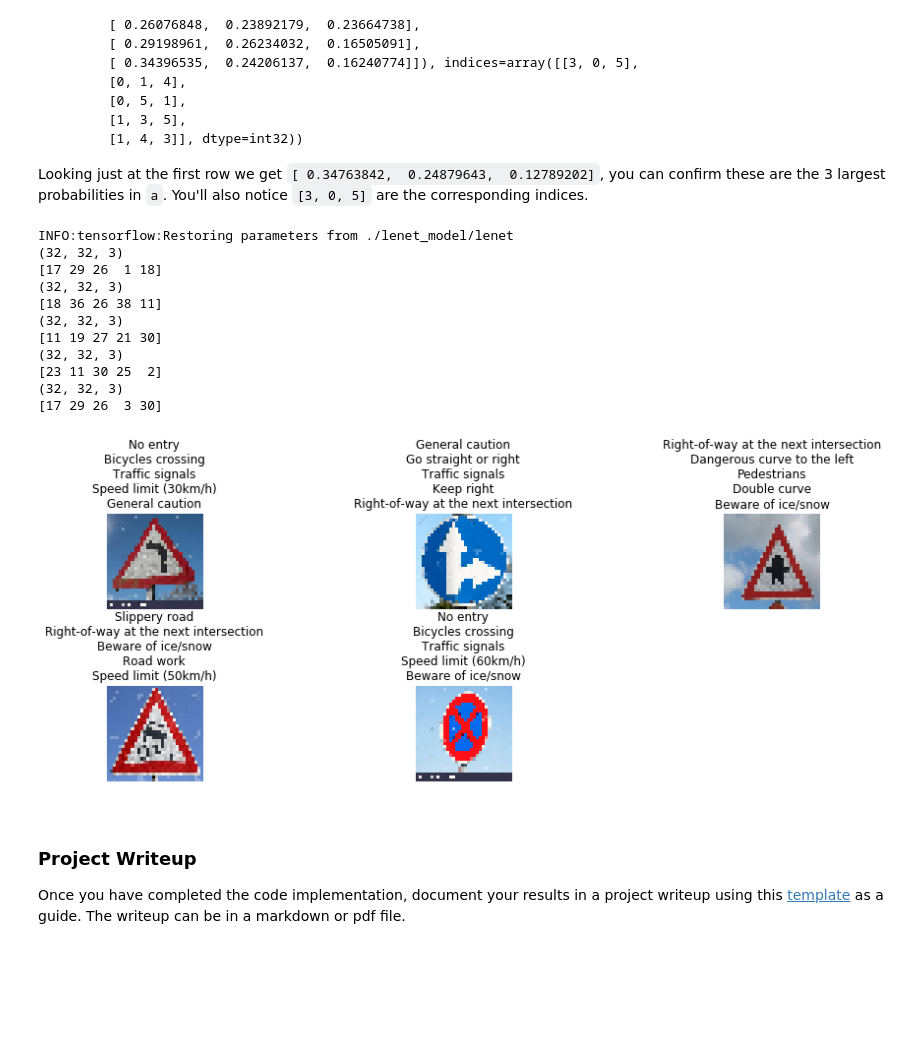
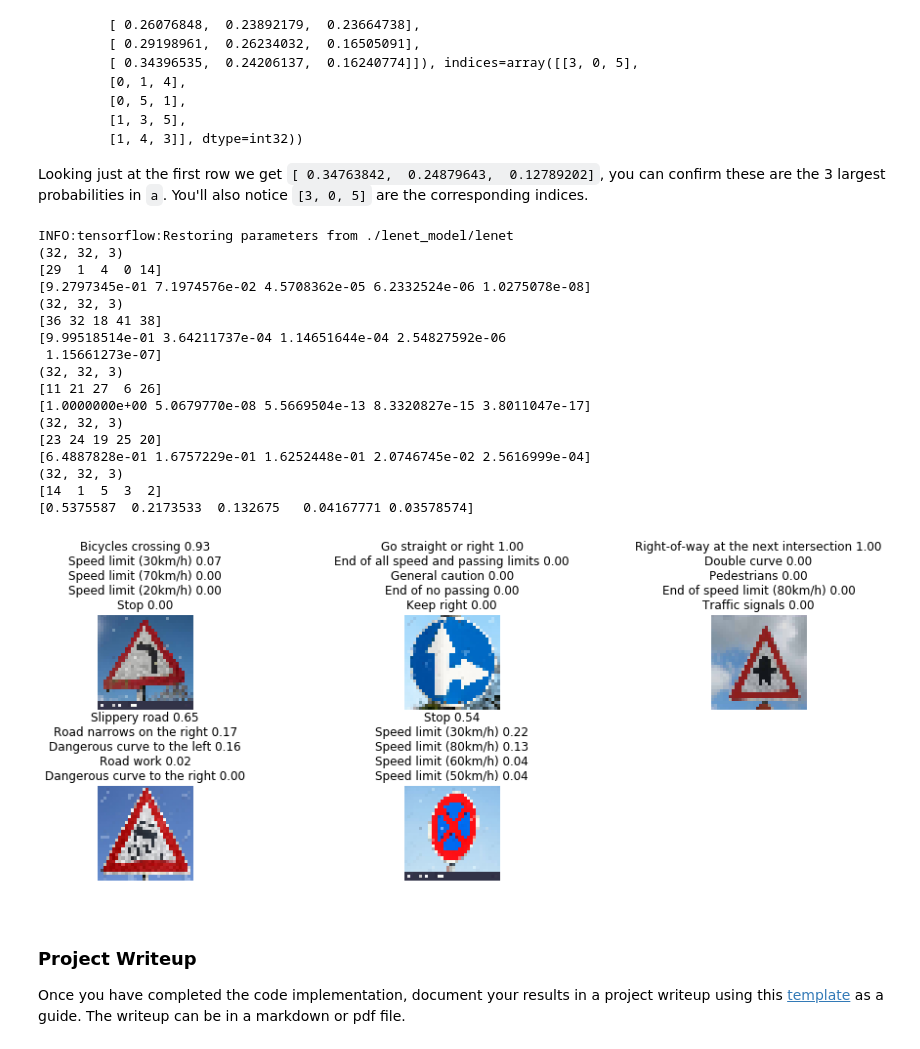
Before and after one commit to jiankang1991/Traffic_Sign_Classifier, a Jupyter notebook: Traffic_Sign_Classifier.ipynb, the cells around one changed output. Saved outputs shown, nothing was run; the diff lists cells and outputs as text; code cells hidden in the pictures; blank space fills up the shorter version.

```diff
--- a/Traffic_Sign_Classifier.ipynb
+++ b/Traffic_Sign_Classifier.ipynb
@@ -1170,43 +1178,49 @@ with tf.Session() as sess:
     predicted_idx = []
 
     split_ = '\n'
 
     for idx, img_pth in enumerate(img_pths):
 
         img = cv2.imread(img_pth)
         img = cv2.cvtColor(img, cv2.COLOR_RGB2BGR)
         img = cv2.resize(img, (32,32))
         img_ = np.expand_dims(img, axis=0)
 
         img_norm = zero_one_norm(img_)
 
         print(img.shape)
 
-        _, top_k_idx = sess.run(tf.nn.top_k(logits,k=5), feed_dict={x: img_norm, y: np.array([0])})
+        top_k_values, top_k_idx = sess.run(tf.nn.top_k(tf.nn.softmax(logits),k=5), feed_dict={x: img_norm, y: np.array([0])})
 
         print(np.squeeze(top_k_idx))
-
+        print(np.squeeze(top_k_values))
 #         print(split_.join([csv_data['SignName'][i] for i in np.squeeze(top_k_idx)]))
 
         ax = plt.subplot(gs1[idx])
         ax.set_axis_off()
         ax.imshow(img)
-        ax.set_title(split_.join([csv_data['SignName'][i] for i in np.squeeze(top_k_idx)]))
+        ax.set_title(split_.join([csv_data['SignName'][i] +  ' {:.2f}'.format(np.squeeze(top_k_values)[idx]) for idx, i in enumerate(np.squeeze(top_k_idx))]))
 
-#     plt.savefig('./output/prediction_test_image_top5.png')
+    plt.savefig('./output/prediction_test_image_top5.png')
 # %% [output]
 INFO:tensorflow:Restoring parameters from ./lenet_model/lenet
 (32, 32, 3)
-[17 29 26  1 18]
+[29  1  4  0 14]
+[9.2797345e-01 7.1974576e-02 4.5708362e-05 6.2332524e-06 1.0275078e-08]
 (32, 32, 3)
-[18 36 26 38 11]
+[36 32 18 41 38]
+[9.99518514e-01 3.64211737e-04 1.14651644e-04 2.54827592e-06
+ 1.15661273e-07]
 (32, 32, 3)
-[11 19 27 21 30]
+[11 21 27  6 26]
+[1.0000000e+00 5.0679770e-08 5.5669504e-13 8.3320827e-15 3.8011047e-17]
 (32, 32, 3)
-[23 11 30 25  2]
+[23 24 19 25 20]
+[6.4887828e-01 1.6757229e-01 1.6252448e-01 2.0746745e-02 2.5616999e-04]
 (32, 32, 3)
-[17 29 26  3 30]
+[14  1  5  3  2]
+[0.5375587  0.2173533  0.132675   0.04167771 0.03578574]
-[figure, old version]
+[figure, new version]
 # %% [markdown]
 ### Project Writeup
 
```
Also changed, not shown: parts of 4 cells of this notebook, 5 other files.
